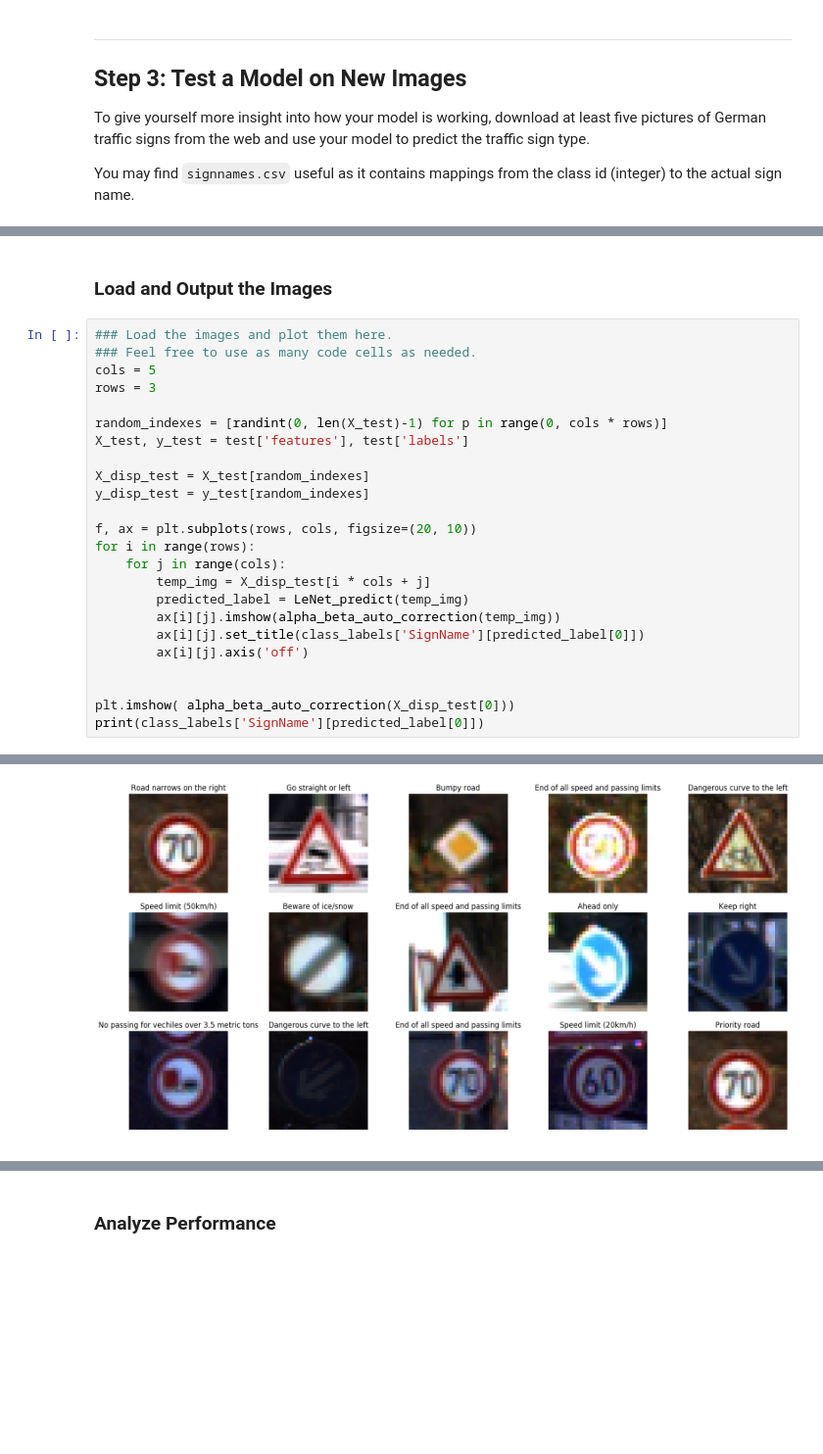
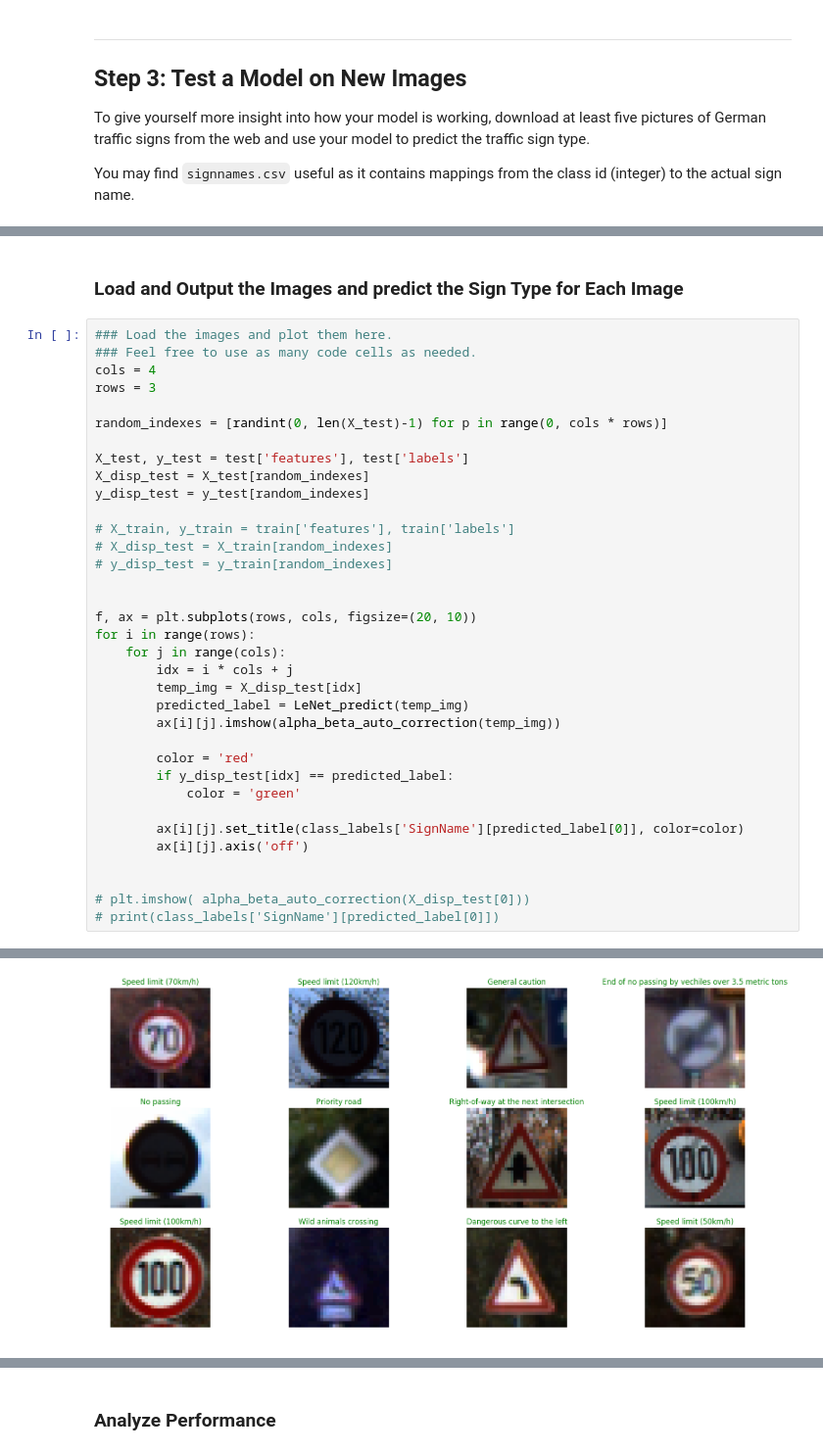
Before and after one commit to bessszilard/Udacity-Self-Driving-Car-Engineer-Nanodegree-Program, a Jupyter notebook: Project-3-Traffic-Sign-Classifier/Traffic_Sign_Classifier.ipynb, the cells around one changed output, grey strips where cells are left out. Shown at 98% size. Saved outputs shown, nothing was run; the diff lists cells and outputs as text; blank space fills up the shorter version.

```diff
--- a/Project-3-Traffic-Sign-Classifier/Traffic_Sign_Classifier.ipynb
+++ b/Project-3-Traffic-Sign-Classifier/Traffic_Sign_Classifier.ipynb
@@ -527,29 +551,40 @@ def LeNet_predict(X_input):
 # %% [markdown]
-### Load and Output the Images
+### Load and Output the Images and predict the Sign Type for Each Image
 # %%
 ### Load the images and plot them here.
 ### Feel free to use as many code cells as needed.
-cols = 5
+cols = 4
 rows = 3
 
 random_indexes = [randint(0, len(X_test)-1) for p in range(0, cols * rows)]
+
 X_test, y_test = test['features'], test['labels']
-
 X_disp_test = X_test[random_indexes]
 y_disp_test = y_test[random_indexes]
+
+# X_train, y_train = train['features'], train['labels']
+# X_disp_test = X_train[random_indexes]
+# y_disp_test = y_train[random_indexes]
+
 
 f, ax = plt.subplots(rows, cols, figsize=(20, 10))
 for i in range(rows):
     for j in range(cols):
-        temp_img = X_disp_test[i * cols + j]
+        idx = i * cols + j
+        temp_img = X_disp_test[idx]
         predicted_label = LeNet_predict(temp_img)
         ax[i][j].imshow(alpha_beta_auto_correction(temp_img))
-        ax[i][j].set_title(class_labels['SignName'][predicted_label[0]])
+
+        color = 'red'
+        if y_disp_test[idx] == predicted_label:
+            color = 'green'
+
+        ax[i][j].set_title(class_labels['SignName'][predicted_label[0]], color=color)
         ax[i][j].axis('off')
 
 
-plt.imshow( alpha_beta_auto_correction(X_disp_test[0]))
-print(class_labels['SignName'][predicted_label[0]])
+# plt.imshow( alpha_beta_auto_correction(X_disp_test[0]))
+# print(class_labels['SignName'][predicted_label[0]])
 # %% [output]
 INFO:tensorflow:Restoring parameters from ./lenet
 INFO:tensorflow:Restoring parameters from ./lenet
@@ -570 +601 @@ Priority road
-[figure, old version]
+[figure, new version]
```
Also changed, not shown: parts of 12 cells of this notebook.
